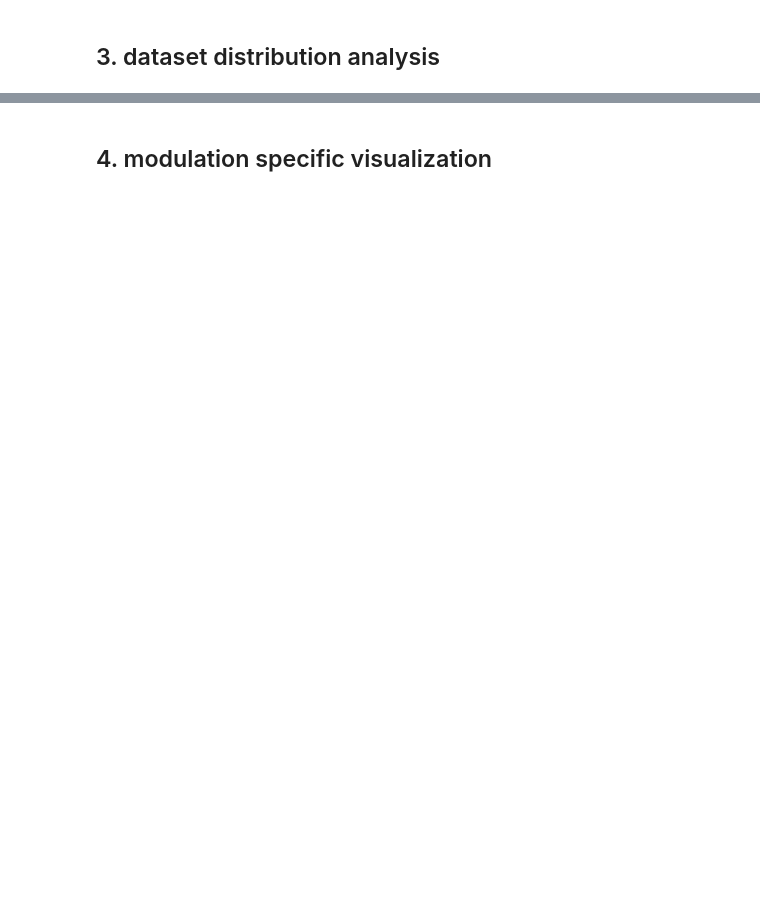
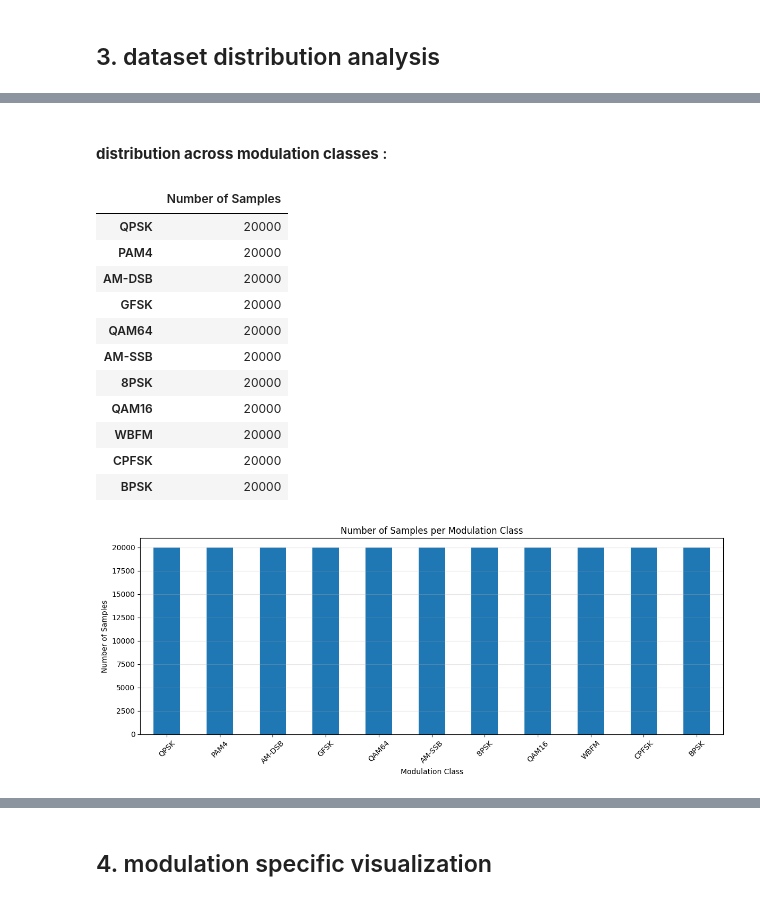
Before and after one commit to douaaaaaaaaa18/ACM_DeepLearning_WCNS_Y4, a Jupyter notebook: notebooks/data_exploration.ipynb, the cells around one changed output, grey strips where cells are left out. Cells and saved outputs as stored; diff of their text form; code cells hidden in the pictures; blank space fills up the shorter version.

Commit message:
data exploration notebook update

```diff
--- a/notebooks/data_exploration.ipynb
+++ b/notebooks/data_exploration.ipynb
@@ -364,0 +512,19 @@ plt.show()
+# %%
+dtype_report = []
+
+for key, signals in data.items():
+    dtype_report.append({
+        "Modulation": key[0],
+        "SNR (dB)": key[1],
+        "Data Type": str(signals.dtype),
+        "Is Numeric": np.issubdtype(signals.dtype, np.number)
+    })
+
+dtype_df = pd.DataFrame(dtype_report)
+
+display(dtype_df["Data Type"].value_counts().rename_axis(
+    "Data Type"
+).reset_index(name="Number of Entries"))
+
+print("\nAll arrays have numerical data types:",
+      dtype_df["Is Numeric"].all())
@@ -366,0 +668,2 @@ plt.show()
+# %% [markdown]
+#### **distribution across modulation classes** :
@@ -366,0 +679,38 @@ plt.show()
+# %%
+class_distribution = {}
+
+for (modulation, snr), signals in data.items():
+    class_distribution[modulation] = (
+        class_distribution.get(modulation, 0) + len(signals)
+    )
+
+class_distribution = pd.Series(class_distribution).sort_values(
+    ascending=False
+)
+
+display(class_distribution.to_frame("Number of Samples"))
+
+plt.figure(figsize=(12, 5))
+class_distribution.plot(kind="bar")
+
+plt.title("Number of Samples per Modulation Class")
+plt.xlabel("Modulation Class")
+plt.ylabel("Number of Samples")
+plt.xticks(rotation=45)
+plt.grid(axis="y", alpha=0.3)
+plt.tight_layout()
+plt.show()
+# %% [output]
+|  | Number of Samples |
+| QPSK | 20000 |
+| PAM4 | 20000 |
+| AM-DSB | 20000 |
+| GFSK | 20000 |
+| QAM64 | 20000 |
+| AM-SSB | 20000 |
+| 8PSK | 20000 |
+| QAM16 | 20000 |
+| WBFM | 20000 |
+| CPFSK | 20000 |
+| BPSK | 20000 |
+[figure, added]
```
Also changed, not shown: parts of 52 cells of this notebook.
